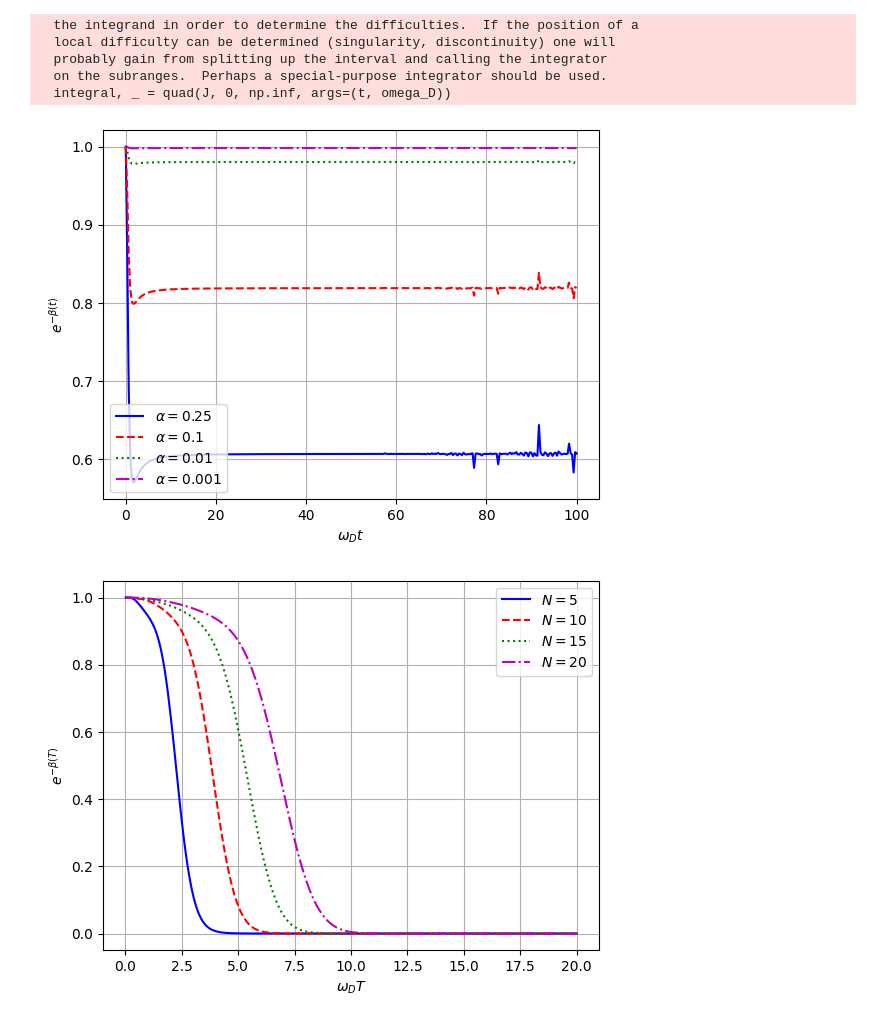
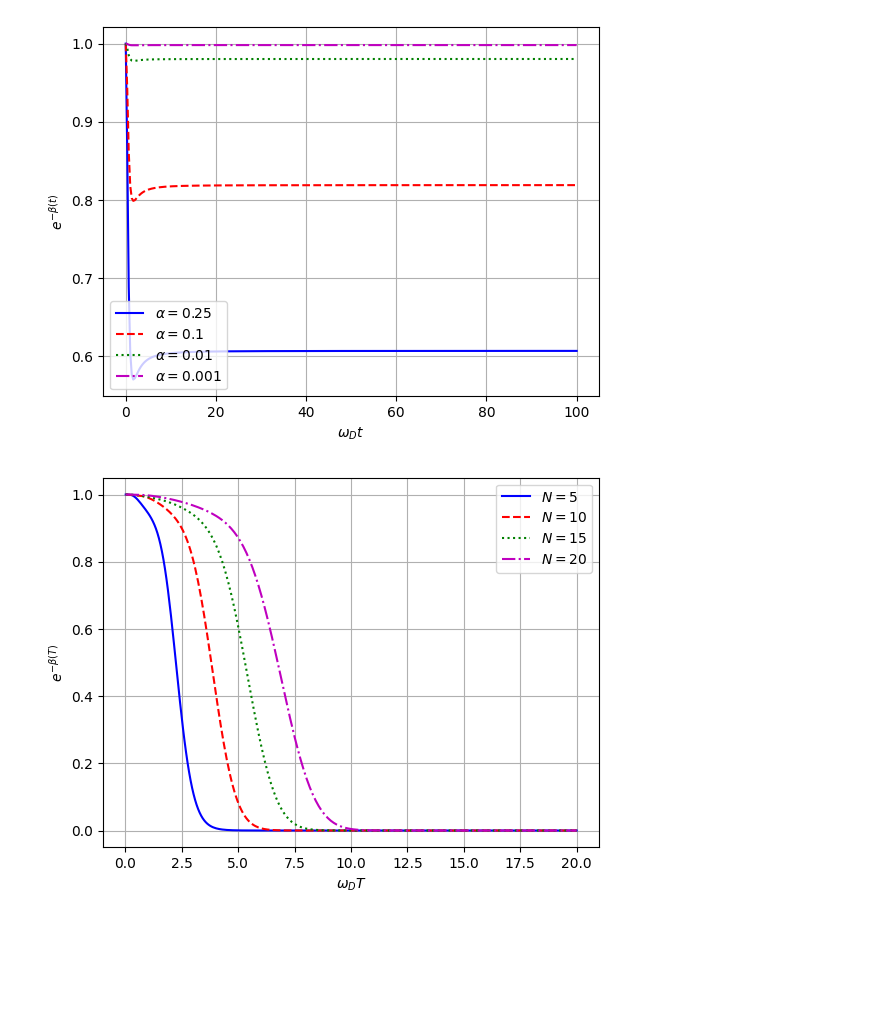
Before and after one commit to topalidisd-qcqt-duth/qe8-problem-set-4, a Jupyter notebook: problem-6.ipynb, the cells around one changed output. Cells and saved outputs as stored; diff of their text form; code cells hidden in the pictures; blank space fills up the shorter version.

```diff
--- a/problem-6.ipynb
+++ b/problem-6.ipynb
@@ -3,40 +3,35 @@ import numpy as np
 import matplotlib.pyplot as plt
 from scipy.integrate import quad
 from scipy.special import jv
 
 omega_D = 1
 t_vals = np.linspace(0.01, 100, 300)
 omegaDt = omega_D * t_vals
 
 alphas = [0.25, 0.1, 0.01, 0.001]
 styles = ['b-', 'r--', 'g:', 'm-.']
 labels = [r'$\alpha=0.25$', r'$\alpha=0.1$', r'$\alpha=0.01$', r'$\alpha=0.001$']
 
 
 def J(omega, t, omega_D):
     return omega * np.exp(-omega / omega_D) * np.sin(omega * t / 2)**2
 
 for alpha, style, label in zip(alphas, styles, labels):
     beta_vals = []
     for t in t_vals:
-        integral, _ = quad(J, 0, np.inf, args=(t, omega_D))
+        integral, _ = quad(J, 0, np.inf, args=(t, omega_D),limit=500)
         beta_t = 4 * alpha * integral
         beta_vals.append(np.exp(-beta_t))
 
     plt.plot(omegaDt, beta_vals, style, label=label)
 
 plt.xlabel(r'$\omega_D t$')
 plt.ylabel(r'$e^{-\beta(t)}$')
 plt.grid(True)
 plt.legend()
 plt.show()
 # %% [output]
-  the integrand in order to determine the difficulties.  If the position of a
-  local difficulty can be determined (singularity, discontinuity) one will
-  probably gain from splitting up the interval and calling the integrator
-  on the subranges.  Perhaps a special-purpose integrator should be used.
-  integral, _ = quad(J, 0, np.inf, args=(t, omega_D))
-[figure, old version]
+[figure, new version]
 # %%
 omega_D = 1
 alpha = 0.25
```
